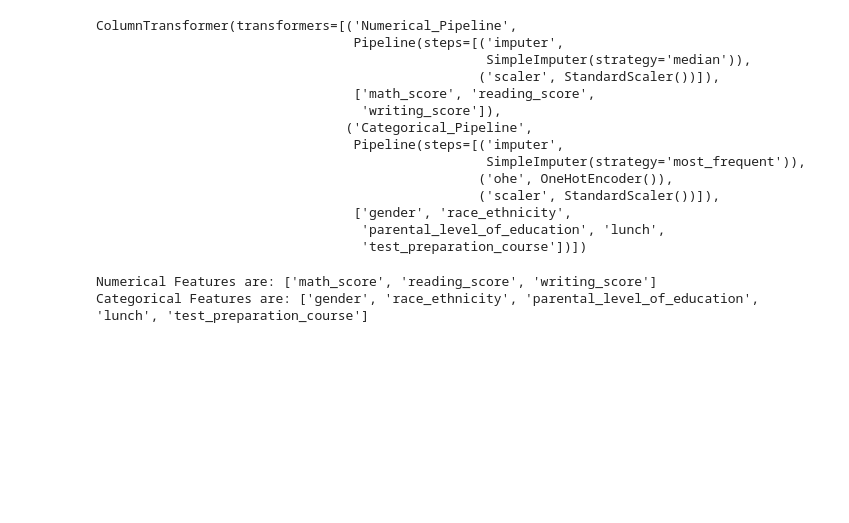
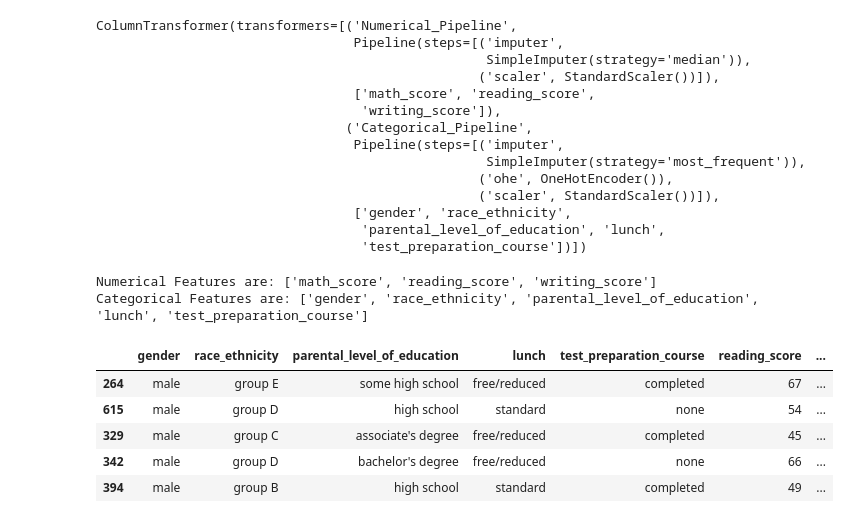
Before and after one commit to rashmiKumari03/DS_Learning_KNYT, a Jupyter notebook: 02.Student_Performance_ML_E2E_project/notebook/Preprocessing.ipynb, the cells around one changed output. Saved outputs shown, nothing was run; the diff lists cells and outputs as text; code cells hidden in the pictures; blank space fills up the shorter version.

```diff
--- a/02.Student_Performance_ML_E2E_project/notebook/Preprocessing.ipynb
+++ b/02.Student_Performance_ML_E2E_project/notebook/Preprocessing.ipynb
@@ -471,3 +473,19 @@ print("Categorical Features are:",cat_features)
 # %% [output]
 Numerical Features are: ['math_score', 'reading_score', 'writing_score']
 Categorical Features are: ['gender', 'race_ethnicity', 'parental_level_of_education', 'lunch', 'test_preparation_course']
+# %%
+# Lets Do Segregation of Independent and Dependent Features:
+X = data.drop(columns=["math_score"],axis=1)
+y=data["math_score"]
+# %%
+# Lets Do train test split
+X_train,X_test,y_train,y_test = train_test_split(X,y,test_size=0.2,random_state=42)
+# %%
+X_train.head()
+# %% [output]
+|  | gender | race_ethnicity | parental_level_of_education | lunch | test_preparation_course | reading_score | ... |
+| 264 | male | group E | some high school | free/reduced | completed | 67 | ... |
+| 615 | male | group D | high school | standard | none | 54 | ... |
+| 329 | male | group C | associate's degree | free/reduced | completed | 45 | ... |
+| 342 | male | group D | bachelor's degree | free/reduced | none | 66 | ... |
+| 394 | male | group B | high school | standard | completed | 49 | ... |
```
Also changed, not shown: parts of 6 cells of this notebook, 5 other files.
